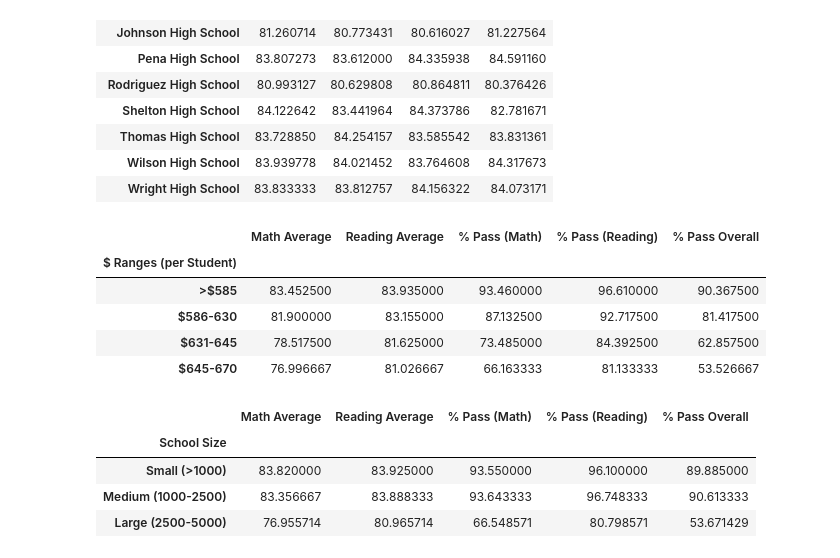
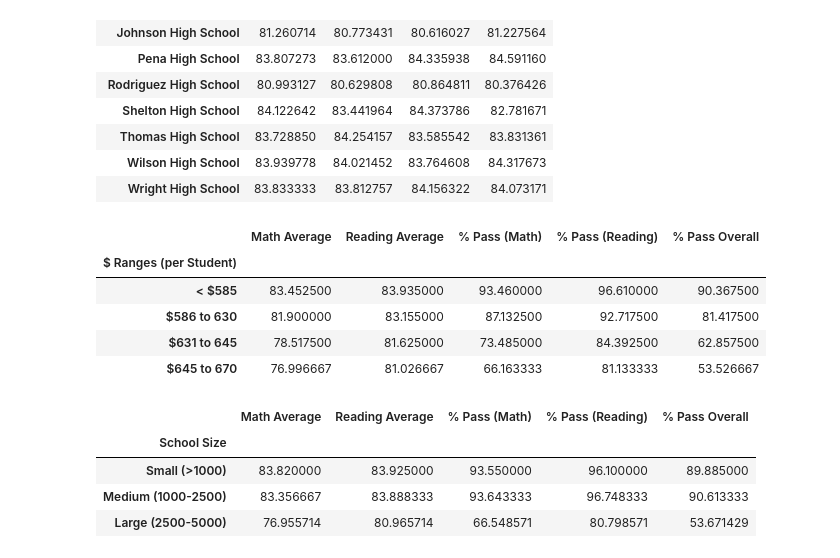
Before and after one commit to erinaverchill/pandas-challenge, a Jupyter notebook: PyCitySchools/PyCitySchools.ipynb, the cells around one changed output. Cells and saved outputs as stored; diff of their text form; code cells hidden in the pictures.

```diff
--- a/PyCitySchools/PyCitySchools.ipynb
+++ b/PyCitySchools/PyCitySchools.ipynb
@@ -282,27 +273,27 @@ pd.DataFrame(readframe)
 # %%
 # Create a table that breaks down school performances based on avg spend ranges (Per Student).
 # Use 4 reasonable bins to group school spending.
 
 school_summ_copy = school_summ_final.copy()
 
 bins = [0, 585, 630, 645, 660]
 
-groups = ['>$585', '$586-630', '$631-645', '$645-670']
+groups = ['< $585', '$586 to 630', '$631 to 645', '$645 to 670']
 
 school_spend_binned = pd.cut(school_summ_copy['$ per Student'], bins, labels=groups)
 school_summ_copy['$ Ranges (per Student)'] = school_spend_binned
 scores_spending = school_summ_copy.groupby('$ Ranges (per Student)').mean().drop(axis=1,
                                                                columns=['Total Students',
                                                                         'Total Budget',
                                                                         '$ per Student'])
 scores_spending
 # %% [output]
 |  | Math Average | Reading Average | % Pass (Math) | % Pass (Reading) | % Pass Overall |
 | $ Ranges (per Student) |  |  |  |  |  |
-| >$585 | 83.452500 | 83.935000 | 93.460000 | 96.610000 | 90.367500 |
-| $586-630 | 81.900000 | 83.155000 | 87.132500 | 92.717500 | 81.417500 |
-| $631-645 | 78.517500 | 81.625000 | 73.485000 | 84.392500 | 62.857500 |
-| $645-670 | 76.996667 | 81.026667 | 66.163333 | 81.133333 | 53.526667 |
+| < $585 | 83.452500 | 83.935000 | 93.460000 | 96.610000 | 90.367500 |
+| $586 to 630 | 81.900000 | 83.155000 | 87.132500 | 92.717500 | 81.417500 |
+| $631 to 645 | 78.517500 | 81.625000 | 73.485000 | 84.392500 | 62.857500 |
+| $645 to 670 | 76.996667 | 81.026667 | 66.163333 | 81.133333 | 53.526667 |
 # %%
 # Create a table that breaks down school performances based on SIZE
 # Use 4 reasonable bins to group school size. Include in the table each of the following:
```
Also changed, not shown: parts of 3 cells of this notebook, 1 other file.
